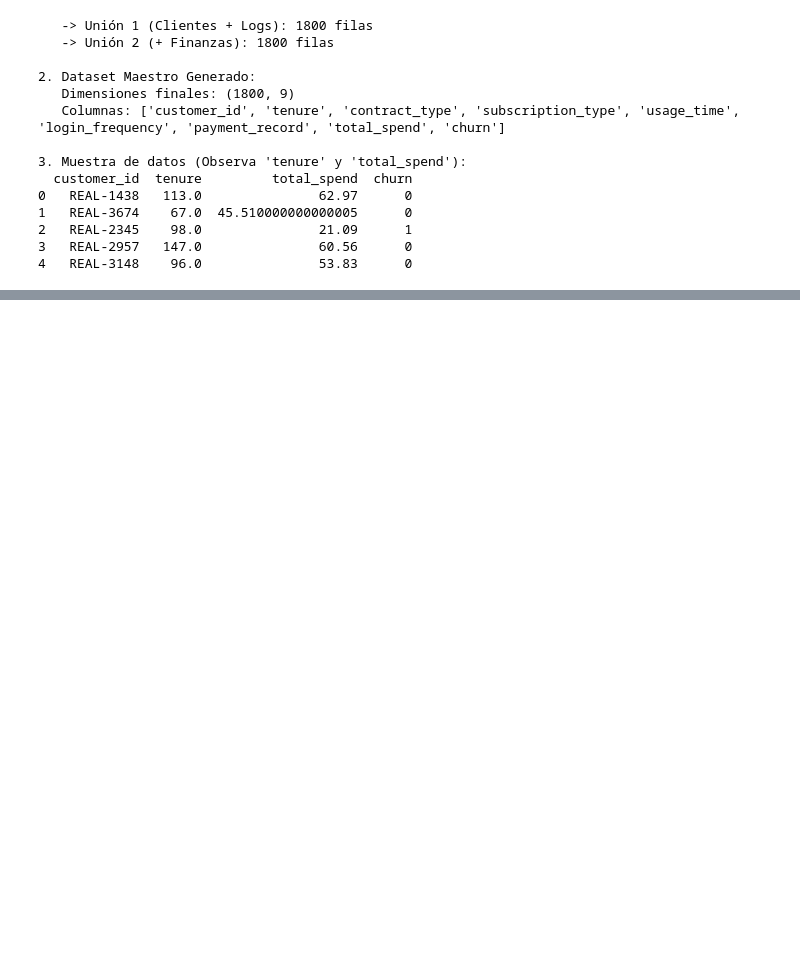
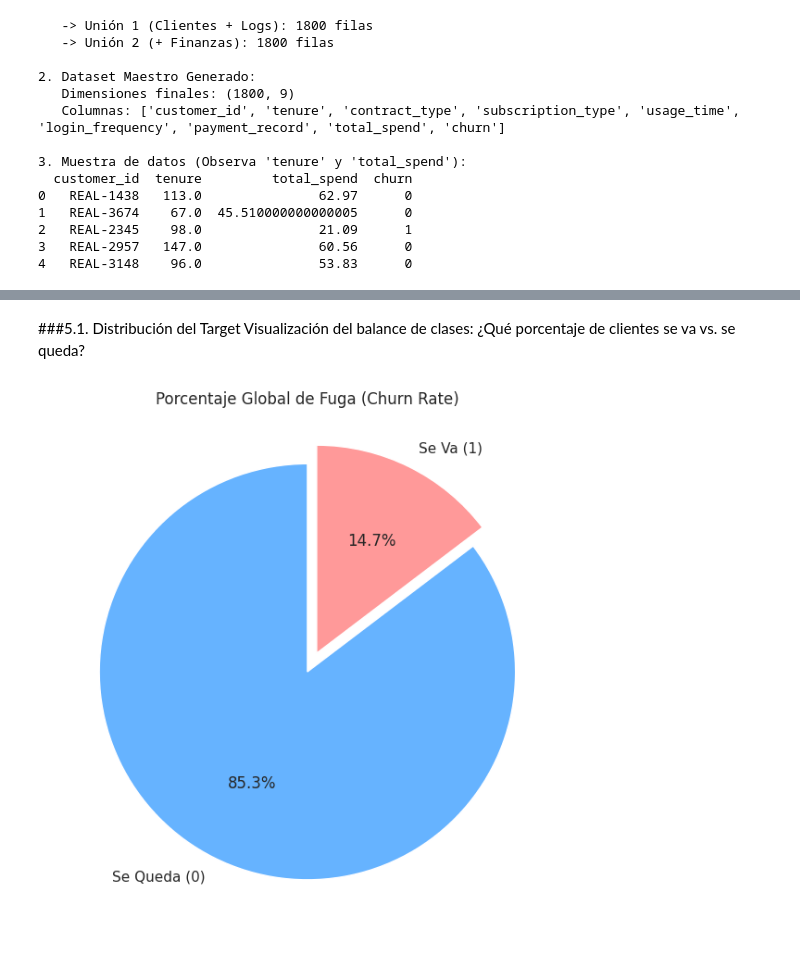
Before and after one commit to JoseLuisRiveros/ChurnInsight, a Jupyter notebook: Proyecto_2_ChurnInsight_Predicci_n_de_Cancelaci_n_de_Clientes_grupo_H12_25_L_Equipo_11_Data_Science.ipynb, the cells around one changed output, grey strips where cells are left out. Drawn from its saved outputs; the diff is of its cells as text; code cells hidden in the pictures; blank space fills up the shorter version.

```diff
--- a/Proyecto_2_ChurnInsight_Predicci_n_de_Cancelaci_n_de_Clientes_grupo_H12_25_L_Equipo_11_Data_Science.ipynb
+++ b/Proyecto_2_ChurnInsight_Predicci_n_de_Cancelaci_n_de_Clientes_grupo_H12_25_L_Equipo_11_Data_Science.ipynb
@@ -165,0 +590,21 @@ Las columnas seleccionadas son las siguientes:
+# %% [markdown]
+###5.1. Distribución del Target
+Visualización del balance de clases: ¿Qué porcentaje de clientes se va vs. se queda?
+# %%
+# Configuración de estilo
+sns.set(style="whitegrid")
+plt.figure(figsize=(18, 12))
+
+# ---  PASTEL DE CHURN (Overview) ---
+plt.subplot(2, 2, 1)
+# Usamos el conteo que ya se hizo
+churn_counts = df_master['churn'].value_counts()
+plt.pie(churn_counts, labels=['Se Queda (0)', 'Se Va (1)'], autopct='%1.1f%%',
+        colors=['#66b3ff','#ff9999'], startangle=90, explode=(0, 0.1))
+plt.title('Porcentaje Global de Fuga (Churn Rate)')
+
+
+plt.tight_layout()
+plt.show()
+# %% [output]
+[figure, added]
```
Also changed, not shown: parts of 81 cells of this notebook.
